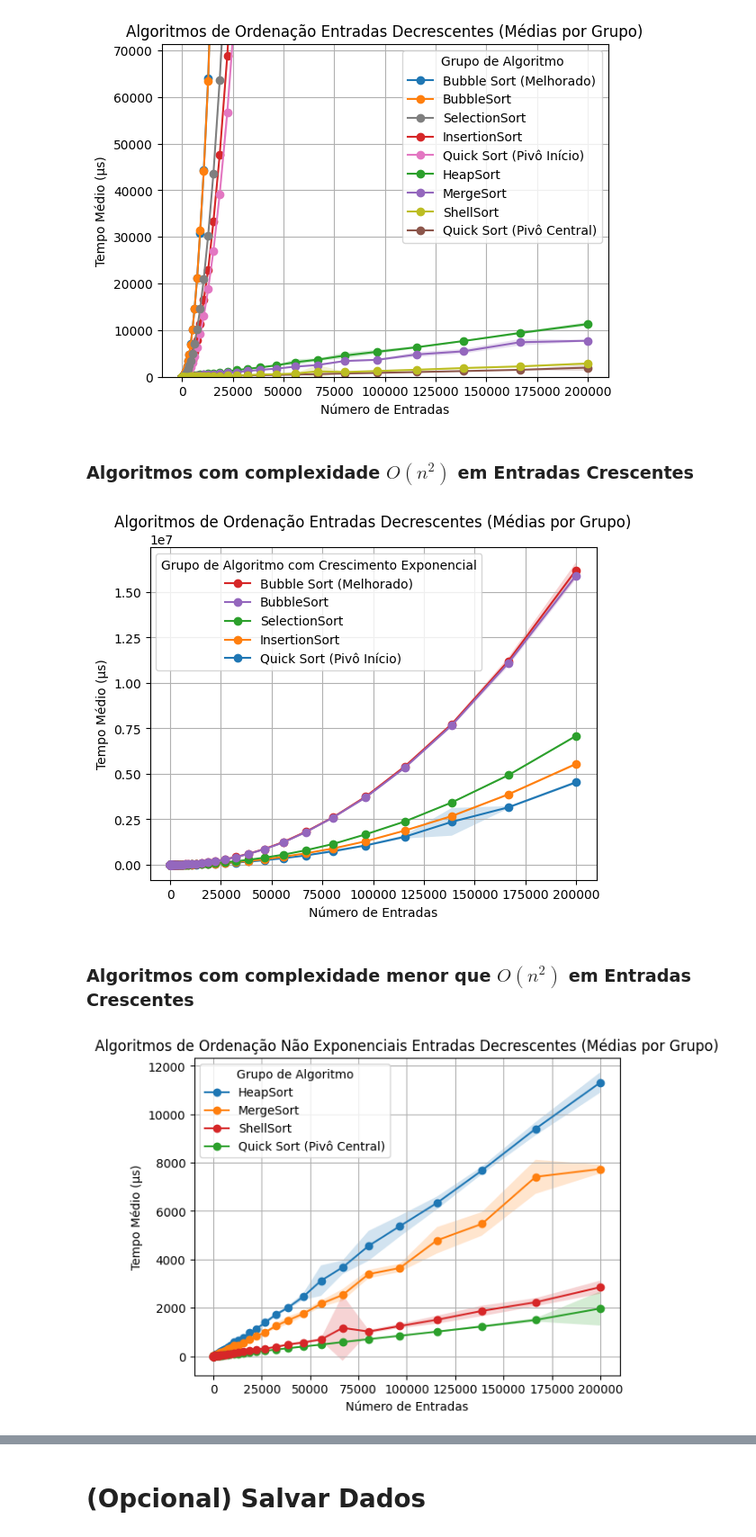
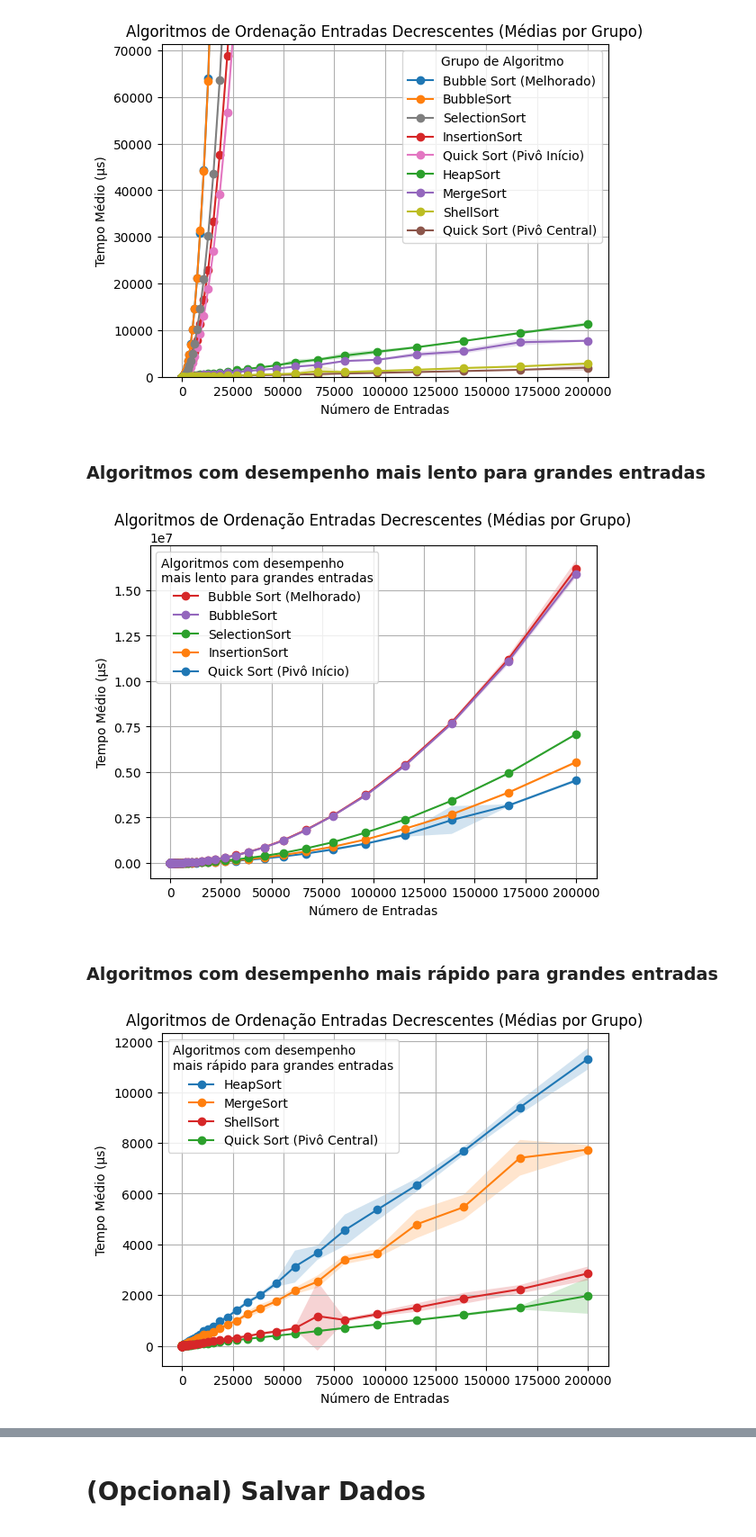
Before and after one commit to Gabriel-Ciriaco/Sorting-Algorithms-Analysis, a Jupyter notebook: relatorio/Complete_Analaysis.ipynb, the cells around one changed output, grey strips where cells are left out. Shown at 90% size. Cells and saved outputs as stored; diff of their text form; code cells hidden in the pictures.

```diff
--- a/relatorio/Complete_Analaysis.ipynb
+++ b/relatorio/Complete_Analaysis.ipynb
@@ -114,7 +156,7 @@ array([     1,      2,      3, ..., 499998, 499999, 500000],
 novos_tempos = []
 
 for nome_algoritmo, algoritmo_ordenacao in algoritmos:
-    for i in range(QTD_REPETICOES):
+    for i in range(QTD_TESTES):
         for j, seq_value in enumerate(sequencia):
             copia = arr_crescente[:seq_value].copy()
 
@@ -153,8 +177,9 @@ for nome_algoritmo, algoritmo_ordenacao in algoritmos:
 ### Entrada Decrescente
 # %%
 tipo_entrada = "Decrescente"
+QTD_TESTES = 20 # Quantidade de execuções de ordenação no mesmo algoritmo
 # %%
-arr_decrescente = np.arange(start=NUM_ELEMENTOS, stop=0, step=-1, dtype=np.int32)
+arr_decrescente = np.arange(start=200000, stop=0, step=-1, dtype=np.int32)
 
 arr_decrescente
 # %% [output]
@@ -166,7 +191,7 @@ array([200000, 199999, 199998, ...,      3,      2,      1],
 novos_tempos = []
 
 for nome_algoritmo, algoritmo_ordenacao in algoritmos:
-    for i in range(QTD_REPETICOES):
+    for i in range(QTD_TESTES):
         for j, seq_value in enumerate(sequencia):
             copia = arr_decrescente[:seq_value].copy()
 
@@ -482,7 +622,7 @@ plt.show()
 # %% [output]
 [figure]
 # %% [markdown]
-### Algoritmos com complexidade $O(n^2)$ em Entradas Crescentes
+### Algoritmos com desempenho mais lento para grandes entradas
 # %%
 algoritmos = df_stats['Algoritmo'].unique()
 
@@ -515,14 +655,14 @@ handles_labels_sorted = sorted(
 
 handles, labels = zip(*handles_labels_sorted)
 
-plt.legend(handles, labels, title='Grupo de Algoritmo com Crescimento Exponencial')
+plt.legend(handles, labels, title="Algoritmos com desempenho\nmais lento para grandes entradas")
 
 plt.grid(True)
 plt.show()
 # %% [output]
-[figure, old version]
+[figure, new version]
 # %% [markdown]
-### Algoritmos com complexidade menor que $O(n^2)$ em Entradas Crescentes
+### Algoritmos com desempenho mais rápido para grandes entradas
 # %%
 algoritmos = df_stats['Algoritmo'].unique()
 
@@ -531,33 +671,33 @@ algoritmos_lineares = [a for a in algoritmos if a not in algoritmos_quadraticos]
 for algoritmo in algoritmos_lineares:
     df_algoritmo = df_stats[df_stats['Algoritmo'] == algoritmo]
 
     plt.plot(df_algoritmo["NumeroEntradas"], df_algoritmo["TempoMedio"], '-o', label=algoritmo)
 
     plt.fill_between(
         df_algoritmo["NumeroEntradas"],
         df_algoritmo["TempoMedio"] - df_algoritmo["DesvioPadrao"],
         df_algoritmo["TempoMedio"] + df_algoritmo["DesvioPadrao"],
         alpha=0.2
     )
 
-plt.title('Algoritmos de Ordenação Não Exponenciais Entradas Decrescentes (Médias por Grupo)')
+plt.title('Algoritmos de Ordenação Entradas Decrescentes (Médias por Grupo)')
 plt.xlabel('Número de Entradas')
 plt.ylabel('Tempo Médio (µs)')
 
 handles, labels = plt.gca().get_legend_handles_labels()
 
 # Ordena as legendas pela posição Y final da linha (quem termina mais alto vem primeiro)
 handles_labels_sorted = sorted(
     zip(handles, labels),
     key=lambda hl: hl[0].get_ydata()[-1],
     reverse=True  # de cima pra baixo
 )
 
 handles, labels = zip(*handles_labels_sorted)
-plt.legend(handles,labels, title='Grupo de Algoritmo')
+plt.legend(handles,labels, title="Algoritmos com desempenho\nmais rápido para grandes entradas")
 
 
 plt.grid(True)
 plt.show()
 # %% [output]
-[figure, old version]
+[figure, new version]
```
Also changed, not shown: parts of 35 cells of this notebook, 1 other file.
